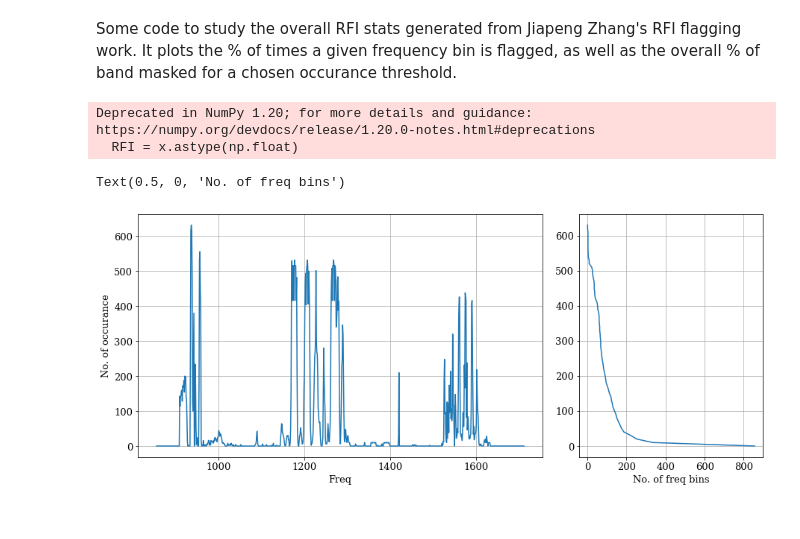
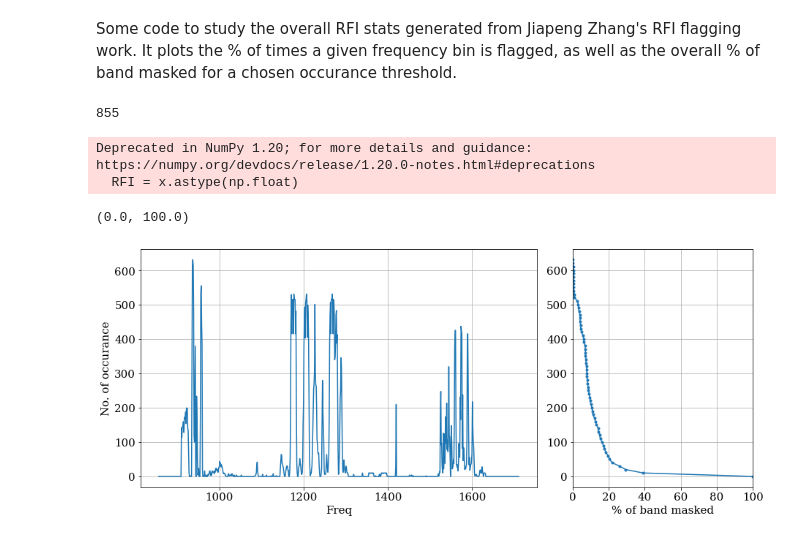
Before and after one commit to cherryng/MeerKAT_SETI_tools, a Jupyter notebook: Plot-MK-RFI.ipynb, the cells around one changed output. Saved outputs shown, nothing was run; the diff lists cells and outputs as text; code cells hidden in the pictures.

Commit message:
Add files via upload
Fix typo and plot %band.

```diff
--- a/Plot-MK-RFI.ipynb
+++ b/Plot-MK-RFI.ipynb
@@ -20,4 +20,9 @@ Freq_Bins = np.arange(856,1712,1)  #Counting no. of rfi flags every 1 Hz
 Occ_Counts = np.zeros(len(Freq_Bins))
+# %%
+BW_total = Freq_Bins[-1]-Freq_Bins[0]
+print(BW_total)
+# %% [output]
+855
 # %%
 #Loop through each line (filename), use the histogram function to count the number of flagged freq that falls under each Freq_bin
 
@@ -42,21 +47,22 @@ Percent_band = np.cumsum(np.flip(Percent_band))
 # %%
 fig = plt.figure(figsize=[15,6])
 plt.subplots_adjust(wspace = 0.2)
-mpl.rcParams.update({'font.size': 13,'font.family': 'serif'})
+mpl.rcParams.update({'font.size': 15,'font.family': 'serif'})
 
 
 
 ax = plt.subplot2grid((1,3),(0,0), rowspan=1,colspan=2)
 ax.plot(Freq_Bins,Occ_Counts)
 ax.set_ylabel("No. of occurance")
 ax.set_xlabel("Freq")
 ax.grid()
 
 
 ax2 = plt.subplot2grid((1,3),(0,2), rowspan=1,colspan=1)
-ax2.plot(np.flip(Percent_band),Threshold_Bins)
+ax2.plot(np.flip(Percent_band)/BW_total*100,Threshold_Bins,marker="o",markersize=3)
 ax2.grid()
-ax2.set_xlabel("No. of freq bins")
+ax2.set_xlabel("% of band masked")
+ax2.set_xlim(0,100)
 # %% [output]
-Text(0.5, 0, 'No. of freq bins')
+(0.0, 100.0)
-[figure, old version]
+[figure, new version]
```
Also changed, not shown: parts of 2 cells of this notebook.
